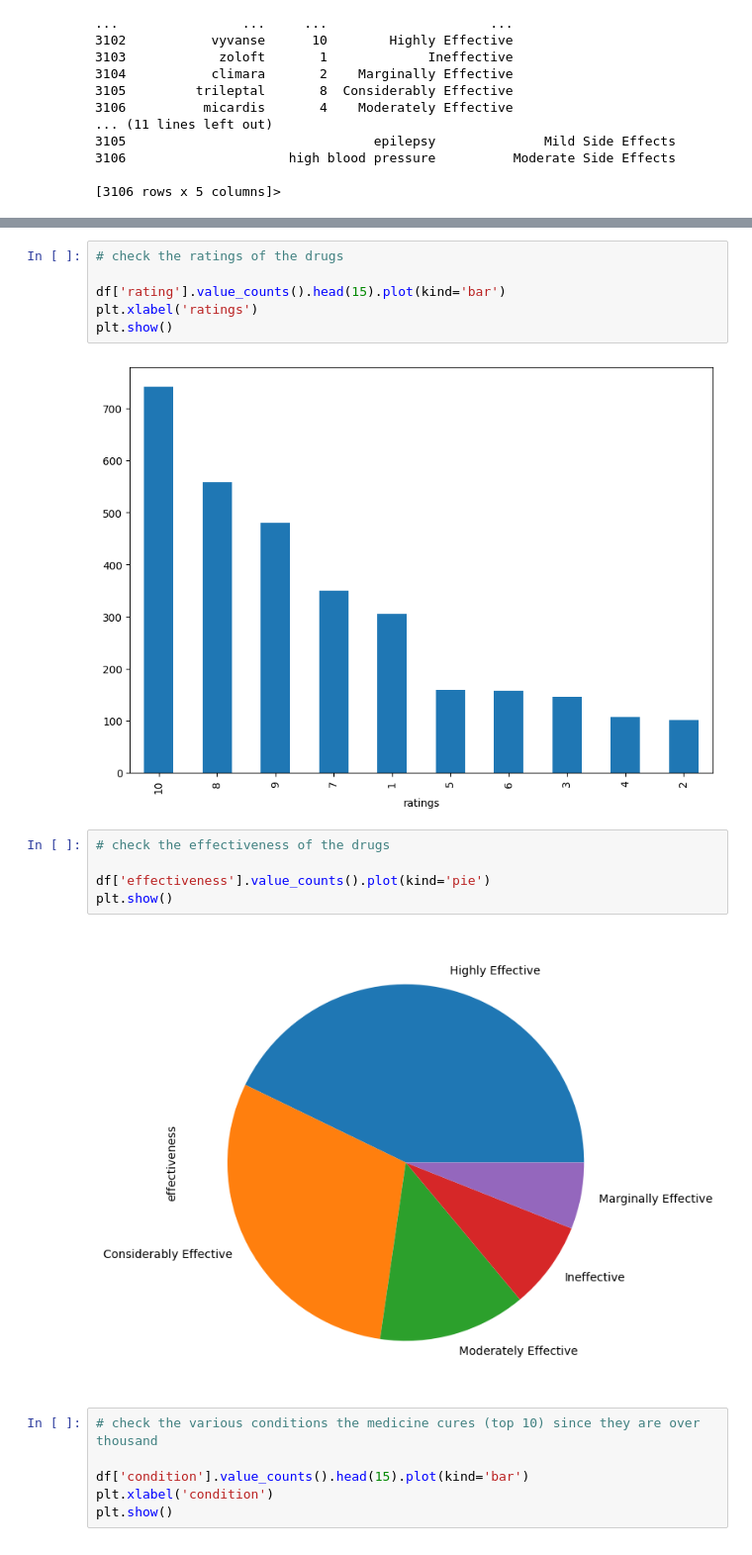
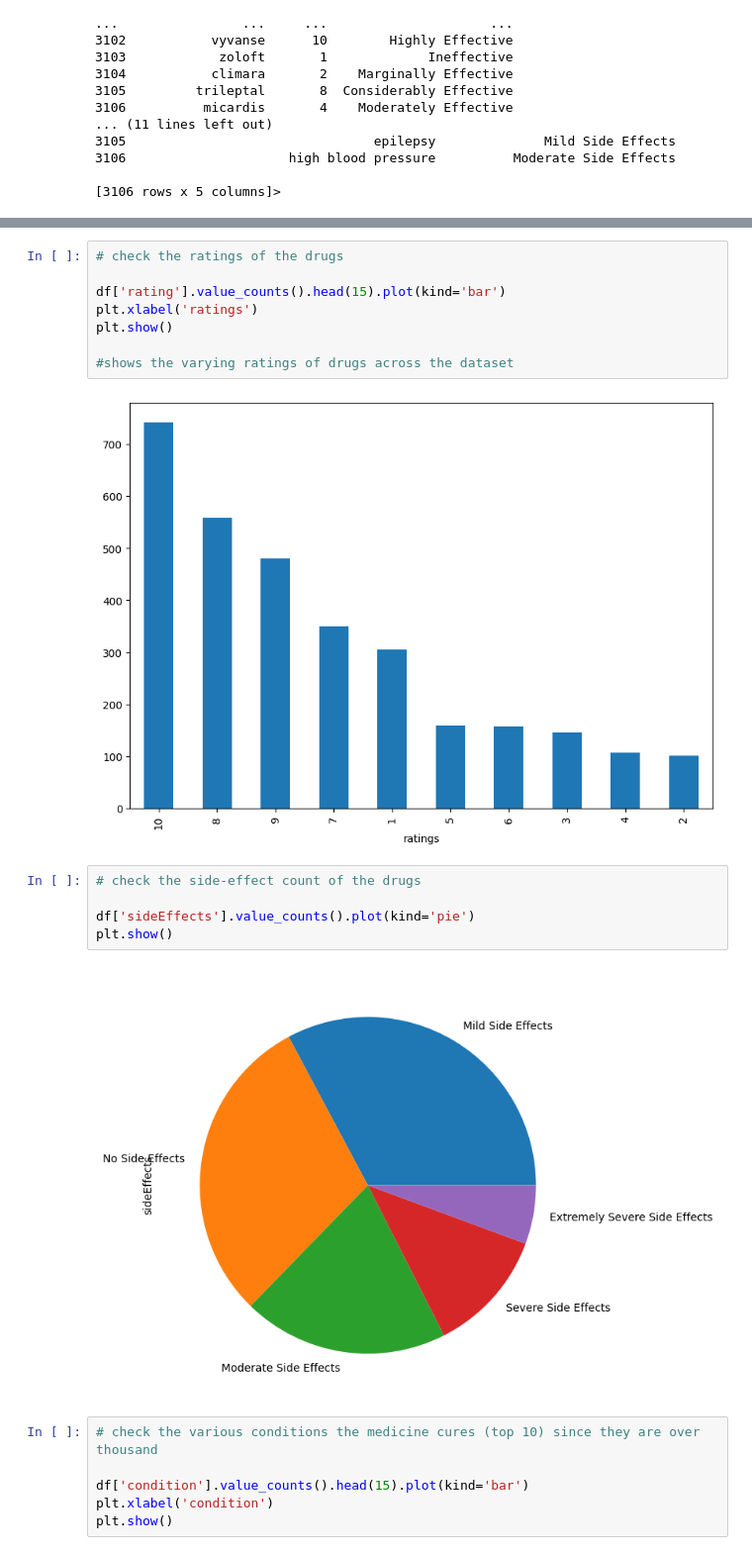
Before and after one commit to Shakchi-Prasad/TCS-RIO-125---Drug-Side-effects-Classification, a Jupyter notebook: Side_effects_classification.ipynb, the cells around one changed output, grey strips where cells are left out. Shown: that part at 99% size. Saved outputs shown, nothing was run; the diff lists cells and outputs as text.

```diff
--- a/Side_effects_classification.ipynb
+++ b/Side_effects_classification.ipynb
@@ -56,15 +82,17 @@ plt.show()
 df['rating'].value_counts().head(15).plot(kind='bar')
 plt.xlabel('ratings')
 plt.show()
+
+#shows the varying ratings of drugs across the dataset
 # %% [output]
 [figure]
 # %%
-# check the effectiveness of the drugs
+# check the side-effect count of the drugs
 
-df['effectiveness'].value_counts().plot(kind='pie')
+df['sideEffects'].value_counts().plot(kind='pie')
 plt.show()
 # %% [output]
-[figure, old version]
+[figure, new version]
 # %%
 # check the various conditions the medicine cures (top 10) since they are over thousand
 
```
Also changed, not shown: parts of 21 cells of this notebook.
